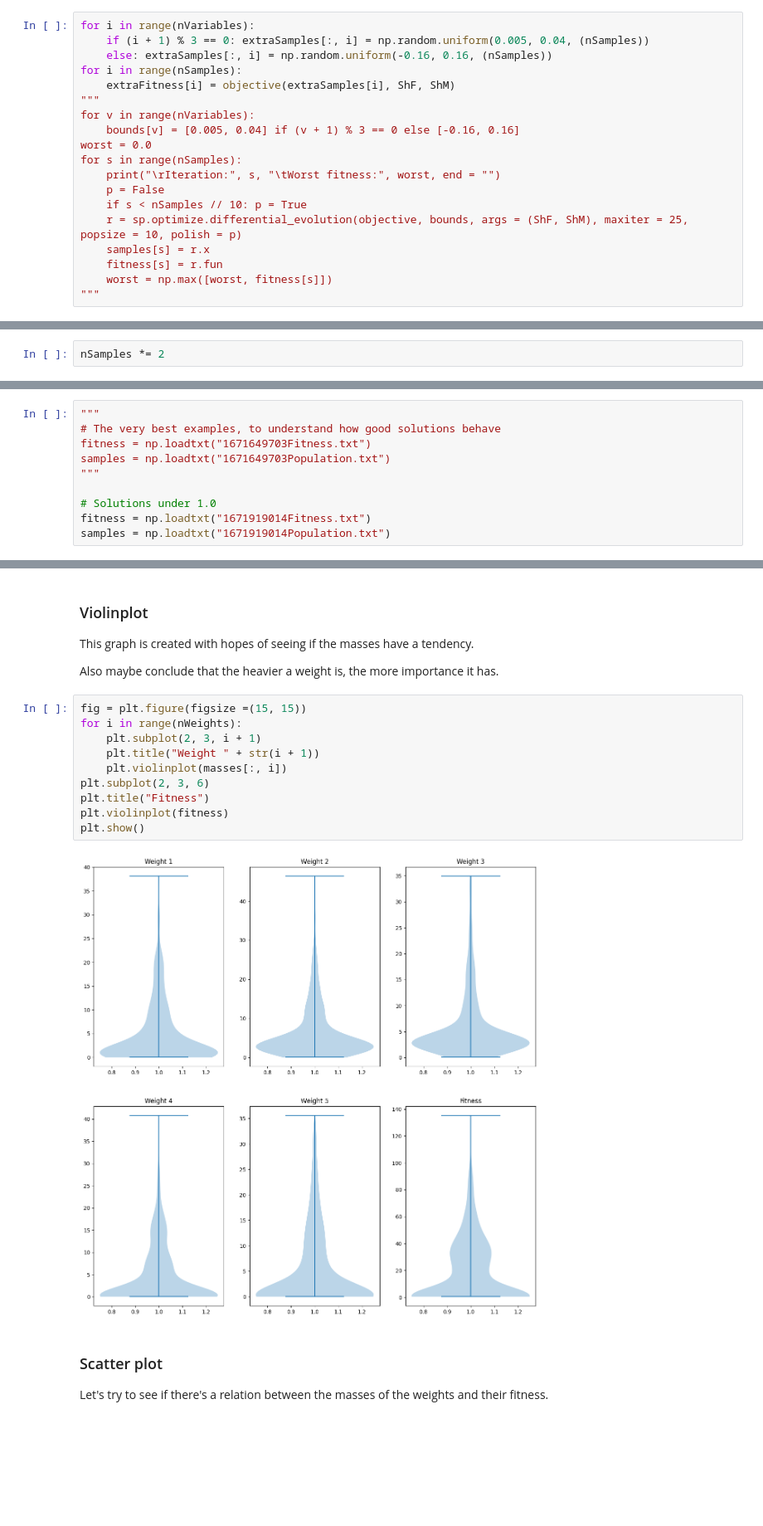
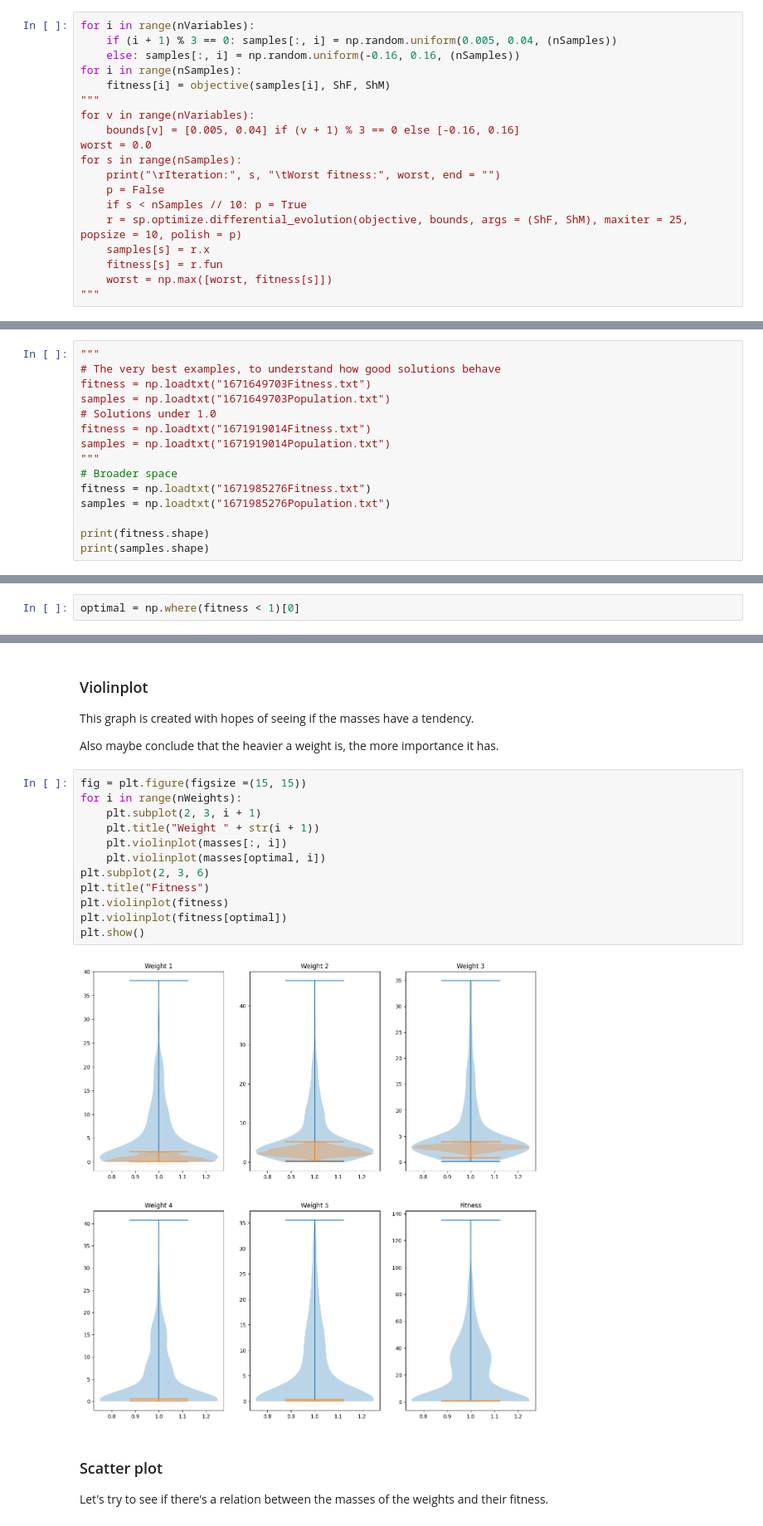
Before and after one commit to LuisR-jpg/Artificial-Intelligence---UP, a Jupyter notebook: Courses and Miscellaneous/Research/Analysis.ipynb, the cells around one changed output, grey strips where cells are left out. Shown at 83% size. Cells and saved outputs as stored; diff of their text form; blank space fills up the shorter version.

```diff
--- a/Courses and Miscellaneous/Research/Analysis.ipynb
+++ b/Courses and Miscellaneous/Research/Analysis.ipynb
@@ -44,9 +41,9 @@ extraFitness = np.zeros((nSamples))
 # %%
 for i in range(nVariables):
-    if (i + 1) % 3 == 0: extraSamples[:, i] = np.random.uniform(0.005, 0.04, (nSamples))
-    else: extraSamples[:, i] = np.random.uniform(-0.16, 0.16, (nSamples))
+    if (i + 1) % 3 == 0: samples[:, i] = np.random.uniform(0.005, 0.04, (nSamples))
+    else: samples[:, i] = np.random.uniform(-0.16, 0.16, (nSamples))
 for i in range(nSamples):
-    extraFitness[i] = objective(extraSamples[i], ShF, ShM)
+    fitness[i] = objective(samples[i], ShF, ShM)
 """
 for v in range(nVariables):
     bounds[v] = [0.005, 0.04] if (v + 1) % 3 == 0 else [-0.16, 0.16]
@@ -73,5 +60,3 @@ fitness.shape
-# %%
-nSamples *= 2
 # %% [markdown]
 ### Write data to a file
 # %%
@@ -85,8 +70,13 @@ np.savetxt(now + "Fitness.txt", fitness)
 # The very best examples, to understand how good solutions behave
 fitness = np.loadtxt("1671649703Fitness.txt")
 samples = np.loadtxt("1671649703Population.txt")
-"""
-
 # Solutions under 1.0
 fitness = np.loadtxt("1671919014Fitness.txt")
 samples = np.loadtxt("1671919014Population.txt")
+"""
+# Broader space
+fitness = np.loadtxt("1671985276Fitness.txt")
+samples = np.loadtxt("1671985276Population.txt")
+
+print(fitness.shape)
+print(samples.shape)
@@ -99,3 +94,5 @@ samples = np.loadtxt("1671919014Population.txt")
+# %%
+optimal = np.where(fitness < 1)[0]
 # %% [markdown]
 #### Masses
 
@@ -183,15 +182,17 @@ Also maybe conclude that the heavier a weight is, the more importance it has.
 # %%
 fig = plt.figure(figsize =(15, 15))
 for i in range(nWeights):
     plt.subplot(2, 3, i + 1)
     plt.title("Weight " + str(i + 1))
     plt.violinplot(masses[:, i])
+    plt.violinplot(masses[optimal, i])
 plt.subplot(2, 3, 6)
 plt.title("Fitness")
 plt.violinplot(fitness)
+plt.violinplot(fitness[optimal])
 plt.show()
 # %% [output]
-[figure, old version]
+[figure, new version]
 # %% [markdown]
 ### Scatter plot
 
```
Also changed, not shown: parts of 12 cells of this notebook, 3 other files.
